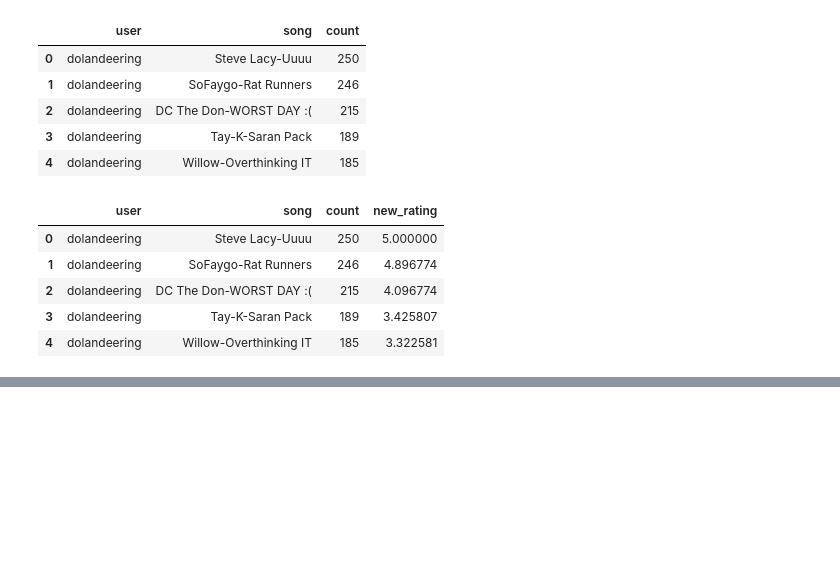
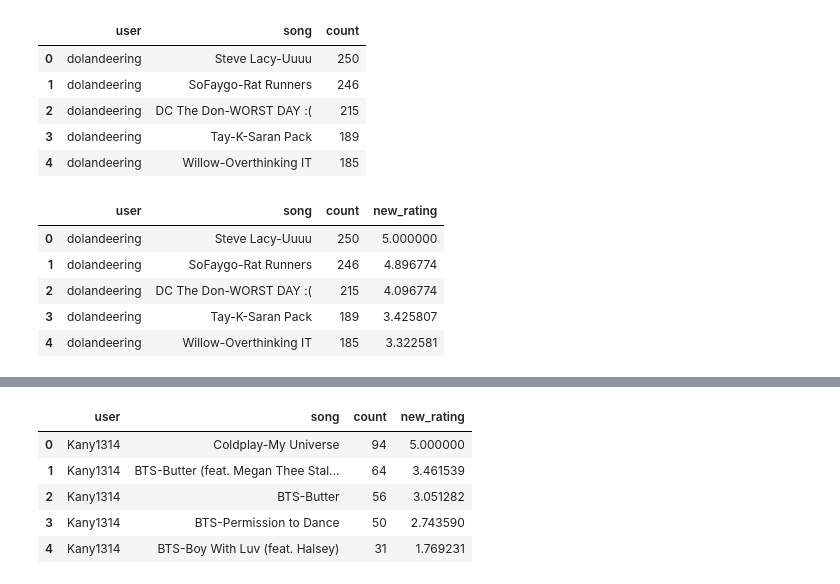
Before and after one commit to rzhan97/Hey-Hey-Miu, a Jupyter notebook: notebook/data_processing.ipynb, the cells around one changed output, grey strips where cells are left out. Saved outputs shown, nothing was run; the diff lists cells and outputs as text; code cells hidden in the pictures; blank space fills up the shorter version.

```diff
--- a/notebook/data_processing.ipynb
+++ b/notebook/data_processing.ipynb
@@ -347,0 +430,7 @@ load_df.to_pickle("../data/processed/userrating_df")
+# %%
+#Make sure the count is numeric
+Kany1314_df[["count"]] = Kany1314_df[["count"]].apply(pd.to_numeric)
+#Changed the column name here to fit more data
+cols = ['user', 'song', 'count']
+Kany1314_df = pd.DataFrame(Kany1314_df, columns = cols)
+Kany1314_df.head()
@@ -347,0 +444,16 @@ load_df.to_pickle("../data/processed/userrating_df")
+# %%
+#Nomalize our count for each user
+#As I realized, I cannot assigned 1 as the lowest rating, since user usually give 3 if they listen several times, which means they actually mildly like it
+#Maximum add 0.00001 to avoid dividing by 0's error
+Kany1314_df['new_rating'] = Kany1314_df.groupby('user').transform(lambda x: ((5-1)/((x.max()+0.00001)-x.min())) * (x - x.max())+5)
+Kany1314_df = Kany1314_df.reset_index(drop=True)
+# %%
+#Take a look at the current data
+Kany1314_df.head()
+# %% [output]
+|  | user | song | count | new_rating |
+| 0 | Kany1314 | Coldplay-My Universe | 94 | 5.000000 |
+| 1 | Kany1314 | BTS-Butter (feat. Megan Thee Stal... | 64 | 3.461539 |
+| 2 | Kany1314 | BTS-Butter | 56 | 3.051282 |
+| 3 | Kany1314 | BTS-Permission to Dance | 50 | 2.743590 |
+| 4 | Kany1314 | BTS-Boy With Luv (feat. Halsey) | 31 | 1.769231 |
```
Also changed, not shown: parts of 9 cells of this notebook, 1 other file.
